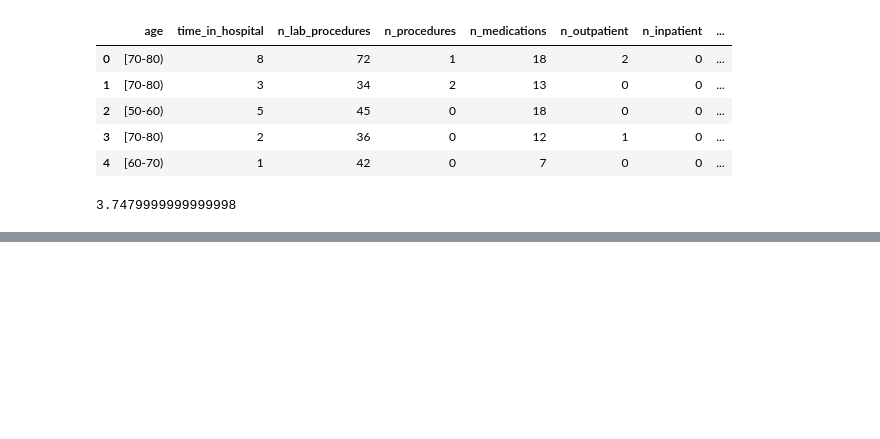
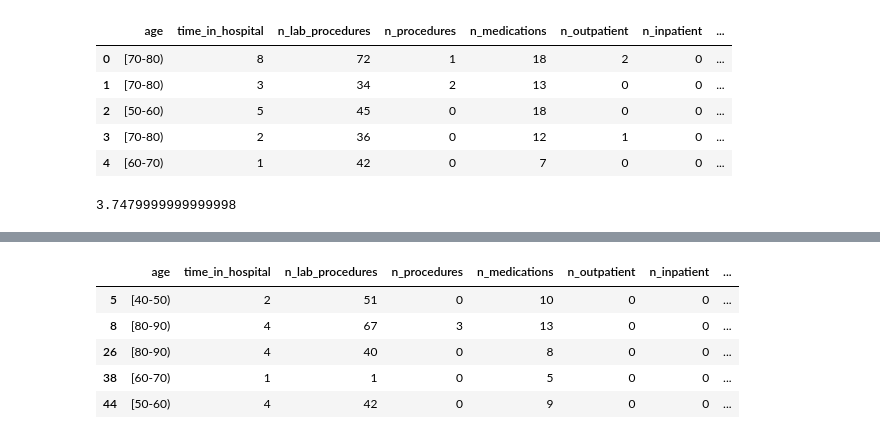
Before and after one commit to Helfstein-one/reducing-hospital-readmissions, a Jupyter notebook: notebook.ipynb, the cells around one changed output, grey strips where cells are left out. Saved outputs shown, nothing was run; the diff lists cells and outputs as text; code cells hidden in the pictures; blank space fills up the shorter version.

```diff
--- a/notebook.ipynb
+++ b/notebook.ipynb
@@ -150,0 +189,9 @@ get_diabetes_rates_porcentage(df_diabetes)
+# %%
+df.loc[(df["readmitted"] == "yes") & (df["diabetes_med"] == 'no')].head(5)
+# %% [output]
+|  | age | time_in_hospital | n_lab_procedures | n_procedures | n_medications | n_outpatient | n_inpatient | ... |
+| 5 | [40-50) | 2 | 51 | 0 | 10 | 0 | 0 | ... |
+| 8 | [80-90) | 4 | 67 | 3 | 13 | 0 | 0 | ... |
+| 26 | [80-90) | 4 | 40 | 0 | 8 | 0 | 0 | ... |
+| 38 | [60-70) | 1 | 1 | 0 | 5 | 0 | 0 | ... |
+| 44 | [50-60) | 4 | 42 | 0 | 9 | 0 | 0 | ... |
```
Also changed, not shown: parts of 3 cells of this notebook.
